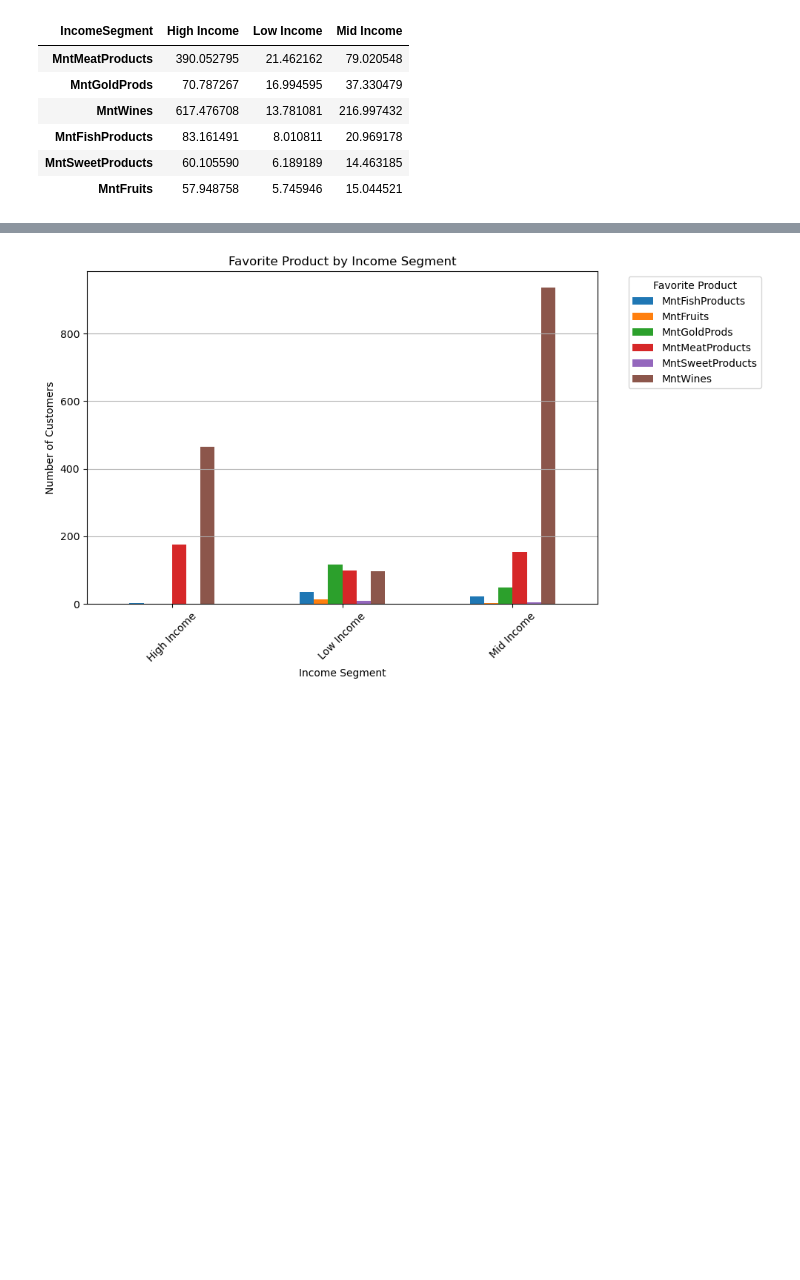
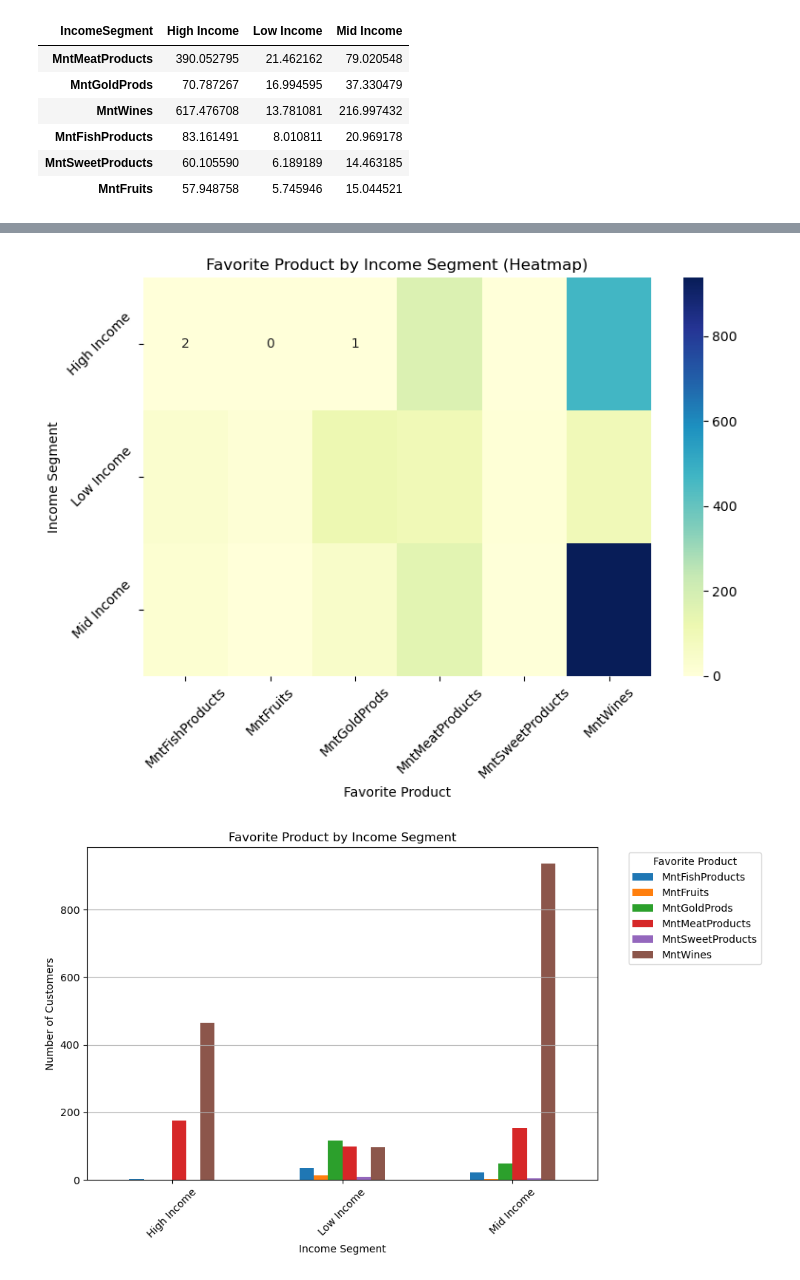
Before and after one commit to fincherc/marketing_project, a Jupyter notebook: income_food_da.ipynb, the cells around one changed output, grey strips where cells are left out. Drawn from its saved outputs; the diff is of its cells as text; code cells hidden in the pictures; blank space fills up the shorter version.

```diff
--- a/income_food_da.ipynb
+++ b/income_food_da.ipynb
@@ -223,3 +173,15 @@ ct = pd.crosstab(df['IncomeSegment'], df['FavoriteProduct'])
+# %%
+plt.figure(figsize=(8, 6))
+sns.heatmap(ct, annot=True, fmt='d', cmap='YlGnBu')
+plt.title("Favorite Product by Income Segment (Heatmap)")
+plt.xlabel("Favorite Product")
+plt.xticks(rotation=45)
+plt.ylabel("Income Segment")
+plt.yticks(rotation=45)
+plt.tight_layout()
+plt.show()
+# %% [output]
+[figure, added]
 # %%
 ct.plot(kind='bar', figsize=(10, 6))
 plt.title("Favorite Product by Income Segment")
```
Also changed, not shown: parts of 18 cells of this notebook.
